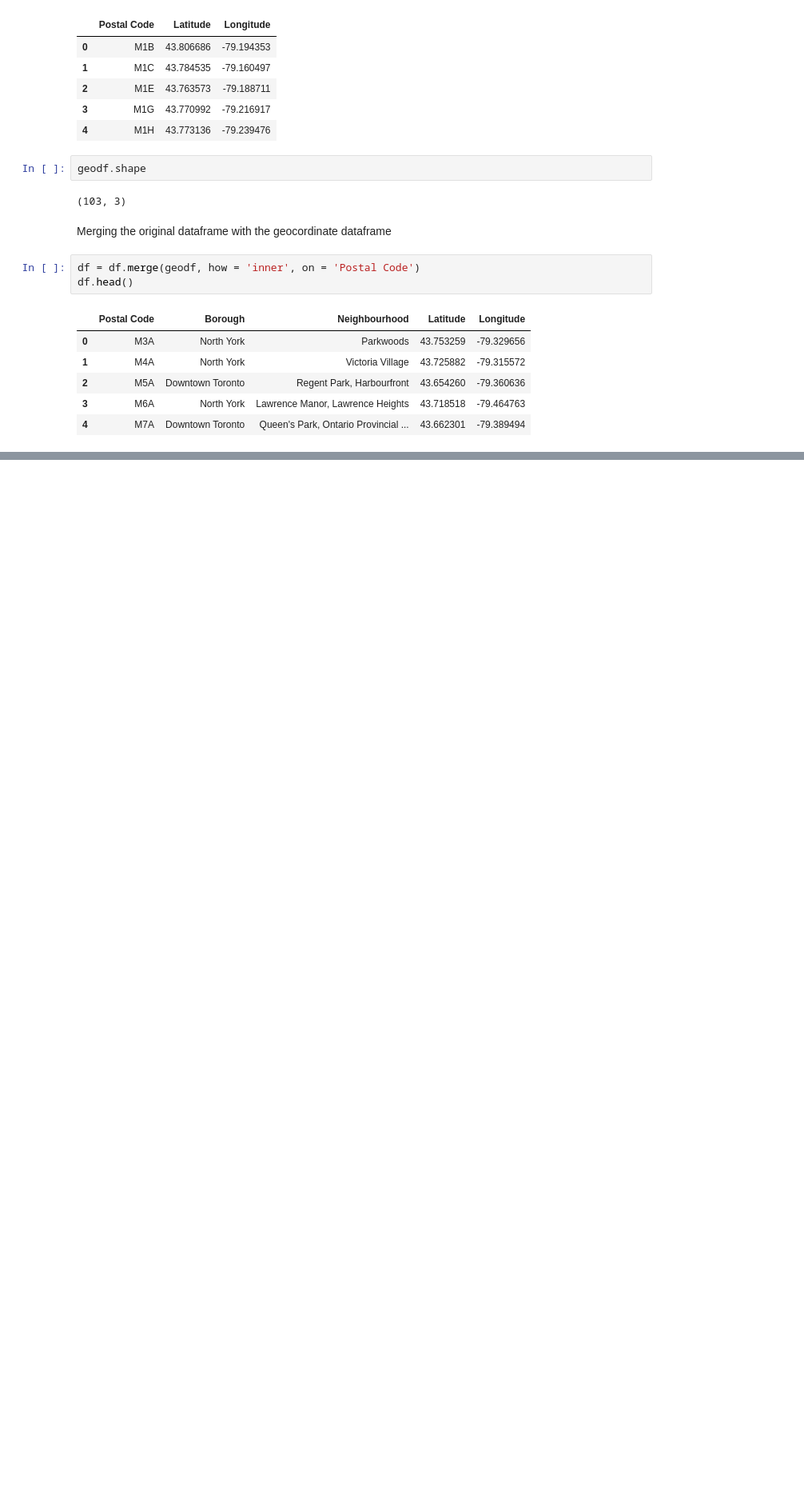
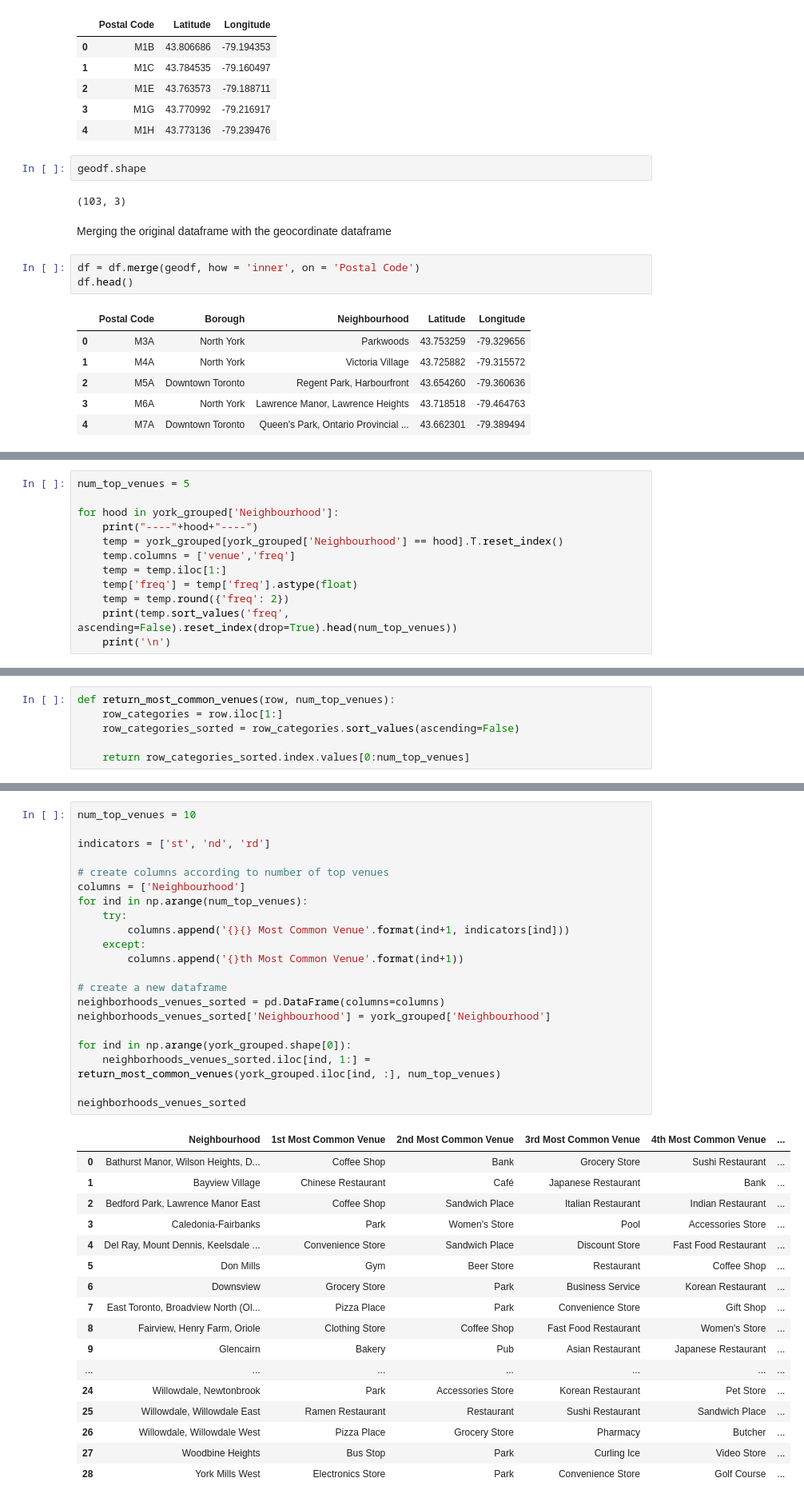
Before and after one commit to bankijey/IBM-DS-Capstone-Project, a Jupyter notebook: IBM_DS_Capstone.ipynb, the cells around one changed output, grey strips where cells are left out. Shown: that part at 80% size. Cells and saved outputs as stored; diff of their text form; blank space fills up the shorter version.

```diff
--- a/IBM_DS_Capstone.ipynb
+++ b/IBM_DS_Capstone.ipynb
@@ -79,0 +384,12 @@ df.head()
+# %%
+num_top_venues = 5
+
+for hood in york_grouped['Neighbourhood']:
+    print("----"+hood+"----")
+    temp = york_grouped[york_grouped['Neighbourhood'] == hood].T.reset_index()
+    temp.columns = ['venue','freq']
+    temp = temp.iloc[1:]
+    temp['freq'] = temp['freq'].astype(float)
+    temp = temp.round({'freq': 2})
+    print(temp.sort_values('freq', ascending=False).reset_index(drop=True).head(num_top_venues))
+    print('\n')
@@ -79,0 +418,6 @@ df.head()
+# %%
+def return_most_common_venues(row, num_top_venues):
+    row_categories = row.iloc[1:]
+    row_categories_sorted = row_categories.sort_values(ascending=False)
+
+    return row_categories_sorted.index.values[0:num_top_venues]
@@ -79,0 +426,39 @@ df.head()
+# %%
+num_top_venues = 10
+
+indicators = ['st', 'nd', 'rd']
+
+# create columns according to number of top venues
+columns = ['Neighbourhood']
+for ind in np.arange(num_top_venues):
+    try:
+        columns.append('{}{} Most Common Venue'.format(ind+1, indicators[ind]))
+    except:
+        columns.append('{}th Most Common Venue'.format(ind+1))
+
+# create a new dataframe
+neighborhoods_venues_sorted = pd.DataFrame(columns=columns)
+neighborhoods_venues_sorted['Neighbourhood'] = york_grouped['Neighbourhood']
+
+for ind in np.arange(york_grouped.shape[0]):
+    neighborhoods_venues_sorted.iloc[ind, 1:] = return_most_common_venues(york_grouped.iloc[ind, :], num_top_venues)
+
+neighborhoods_venues_sorted
+# %% [output]
+|  | Neighbourhood | 1st Most Common Venue | 2nd Most Common Venue | 3rd Most Common Venue | 4th Most Common Venue | ... |
+| 0 | Bathurst Manor, Wilson Heights, D... | Coffee Shop | Bank | Grocery Store | Sushi Restaurant | ... |
+| 1 | Bayview Village | Chinese Restaurant | Café | Japanese Restaurant | Bank | ... |
+| 2 | Bedford Park, Lawrence Manor East | Coffee Shop | Sandwich Place | Italian Restaurant | Indian Restaurant | ... |
+| 3 | Caledonia-Fairbanks | Park | Women's Store | Pool | Accessories Store | ... |
+| 4 | Del Ray, Mount Dennis, Keelsdale ... | Convenience Store | Sandwich Place | Discount Store | Fast Food Restaurant | ... |
+| 5 | Don Mills | Gym | Beer Store | Restaurant | Coffee Shop | ... |
+| 6 | Downsview | Grocery Store | Park | Business Service | Korean Restaurant | ... |
+| 7 | East Toronto, Broadview North (Ol... | Pizza Place | Park | Convenience Store | Gift Shop | ... |
+| 8 | Fairview, Henry Farm, Oriole | Clothing Store | Coffee Shop | Fast Food Restaurant | Women's Store | ... |
+| 9 | Glencairn | Bakery | Pub | Asian Restaurant | Japanese Restaurant | ... |
+| ... | ... | ... | ... | ... | ... | ... |
+| 24 | Willowdale, Newtonbrook | Park | Accessories Store | Korean Restaurant | Pet Store | ... |
+| 25 | Willowdale, Willowdale East | Ramen Restaurant | Restaurant | Sushi Restaurant | Sandwich Place | ... |
+| 26 | Willowdale, Willowdale West | Pizza Place | Grocery Store | Pharmacy | Butcher | ... |
+| 27 | Woodbine Heights | Bus Stop | Park | Curling Ice | Video Store | ... |
+| 28 | York Mills West | Electronics Store | Park | Convenience Store | Golf Course | ... |
```
Also changed, not shown: parts of 47 cells of this notebook.
